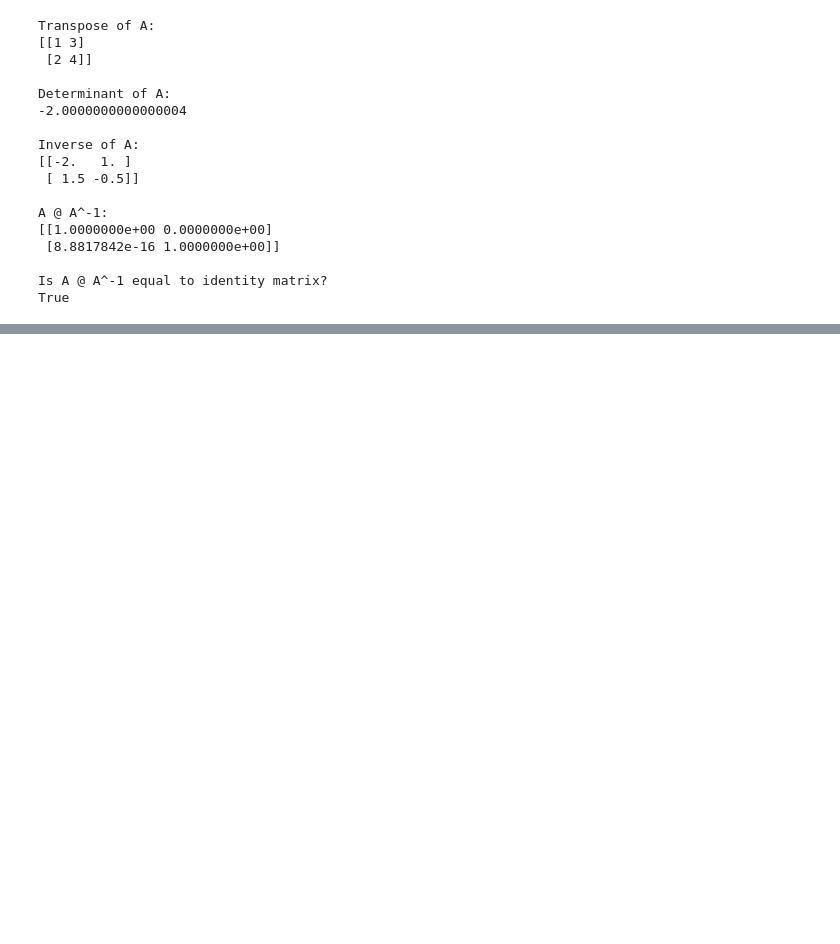
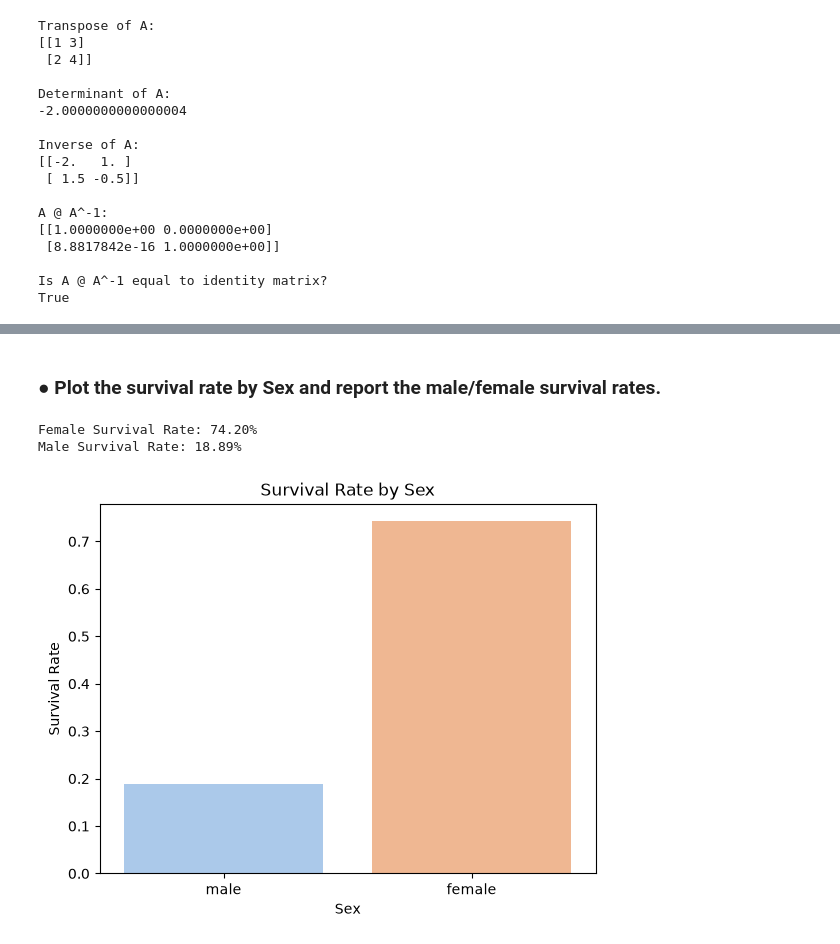
Before and after one commit to kaushal-trada/202618001_kaushal_DS605, a Jupyter notebook: 202618001_Lab_02/202618001_Lab_02.ipynb, the cells around one changed output, grey strips where cells are left out. Saved outputs shown, nothing was run; the diff lists cells and outputs as text; code cells hidden in the pictures; blank space fills up the shorter version.

```diff
--- a/202618001_Lab_02/202618001_Lab_02.ipynb
+++ b/202618001_Lab_02/202618001_Lab_02.ipynb
@@ -273,0 +626,16 @@ True
+# %% [markdown]
+### ● Plot the survival rate by Sex and report the male/female survival rates.
+# %%
+
+
+survival_by_sex = df.groupby('Sex')['Survived'].mean()
+print(f"Female Survival Rate: {survival_by_sex['female']:.2%}")
+print(f"Male Survival Rate: {survival_by_sex['male']:.2%}")
+sns.barplot(x='Sex', y='Survived', data=df, hue='Sex', errorbar=None, palette='pastel', legend=False)
+plt.title("Survival Rate by Sex")
+plt.ylabel("Survival Rate")
+plt.show()
+# %% [output]
+Female Survival Rate: 74.20%
+Male Survival Rate: 18.89%
+[figure, added]
```
Also changed, not shown: parts of 46 cells of this notebook, 1 other file.
